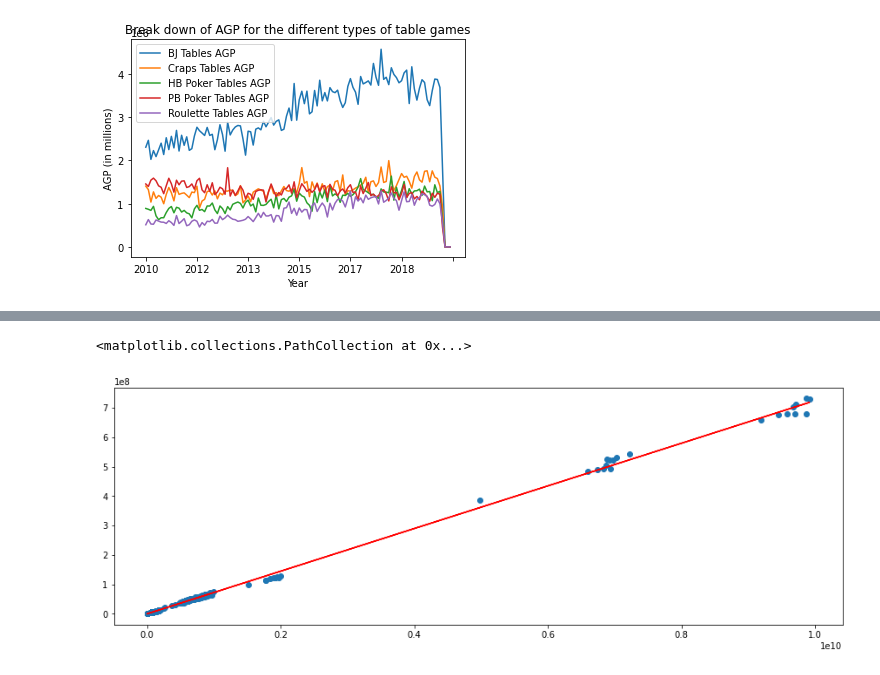
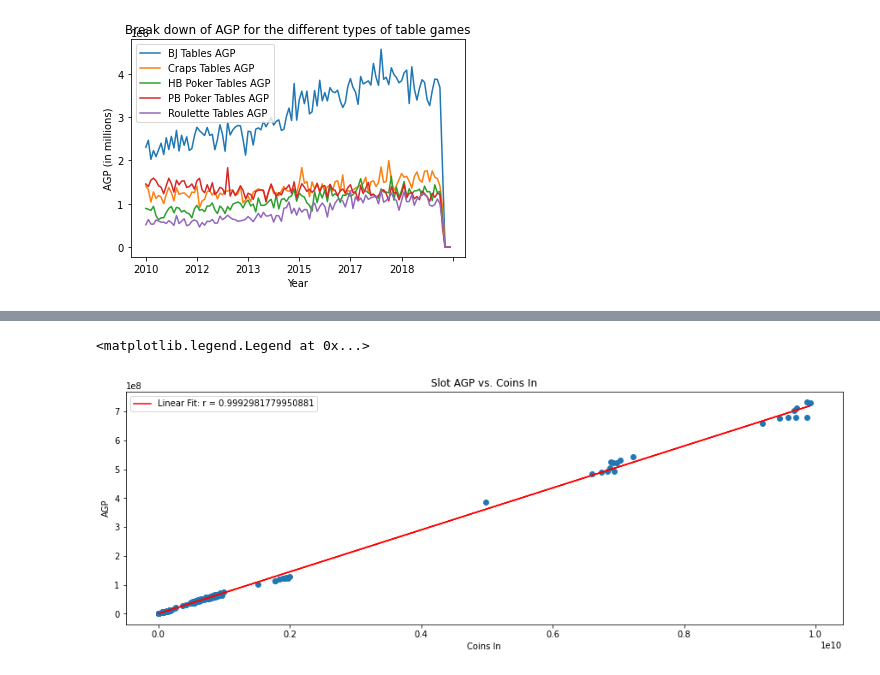
Before and after one commit to MattsonCam/Casino_Royale, a Jupyter notebook: casino_royale.ipynb, the cells around one changed output, grey strips where cells are left out. Saved outputs shown, nothing was run; the diff lists cells and outputs as text; code cells hidden in the pictures.

```diff
--- a/casino_royale.ipynb
+++ b/casino_royale.ipynb
@@ -274,24 +274,25 @@ plt.savefig('plt8.png')
 # %%
 slotcoin = pd.concat([state.loc[:,'Slots Total Coins In'],cripple.loc[:,'Slots Total Coins In'],black.loc[:,'Slots Total Coins In'],central.loc[:,'Slots Total Coins In']],axis=0)
 slotagp = pd.concat([state.loc[:,'Slots Total AGP'],cripple.loc[:,'Slots Total AGP'],black.loc[:,'Slots Total AGP'],central.loc[:,'Slots Total AGP']],axis=0)
 slotagp = slotagp.to_numpy()
 slotcoin = slotcoin.to_numpy()
 
 xdata = slotcoin.reshape(-1,1)
 ydata = slotagp.reshape(-1,1)
-xdata_train, xdata_test, ydata_train, ydata_test = train_test_split(xdata, ydata, test_size=0.2)
 linreg = LinearRegression()
-linreg.fit(xdata_train, ydata_train)
-ydata_pred = linreg.predict(xdata_test)
-inter = linreg.intercept_
-slope = linreg.coef_
-calcy = xdata*slope + inter
+linreg.fit(xdata, ydata)
+ydata_pred = linreg.predict(xdata)
+corr = pears(xdata.flatten(),ydata)[0][0]
 ax = plt.gca()
-plt.plot(xdata,calcy,'r')
+plt.plot(xdata,ydata_pred,'r')
 plt.scatter(slotcoin,slotagp)
+plt.title('Slot AGP vs. Coins In')
+plt.xlabel('Coins In')
+plt.ylabel('AGP')
+plt.legend(['Linear Fit: r = ' + str(corr)])
 # %% [output]
-<matplotlib.collections.PathCollection at 0x...>
+<matplotlib.legend.Legend at 0x...>
-[figure, old version]
+[figure, new version]
 # %%
 #plot 1
 
```
Also changed, not shown: parts of 5 cells of this notebook.
